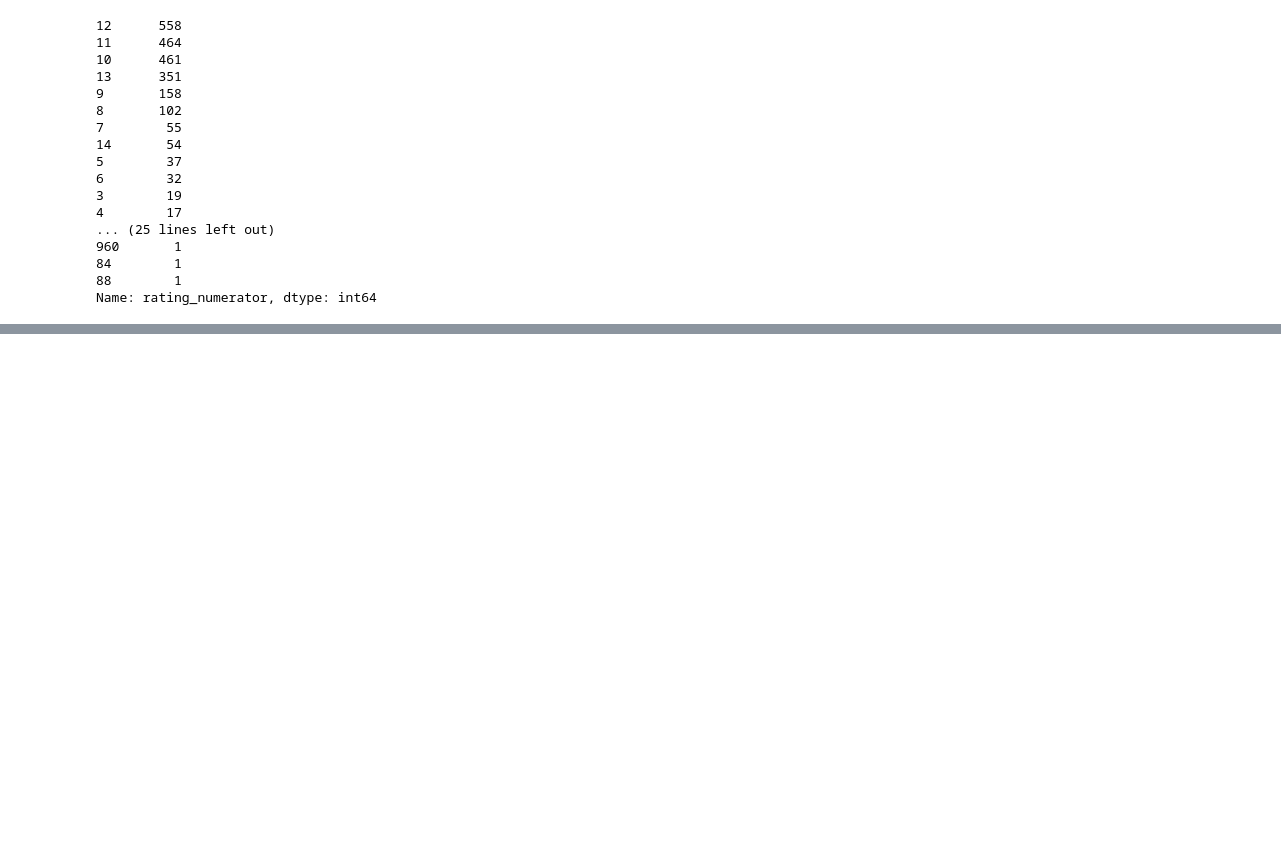
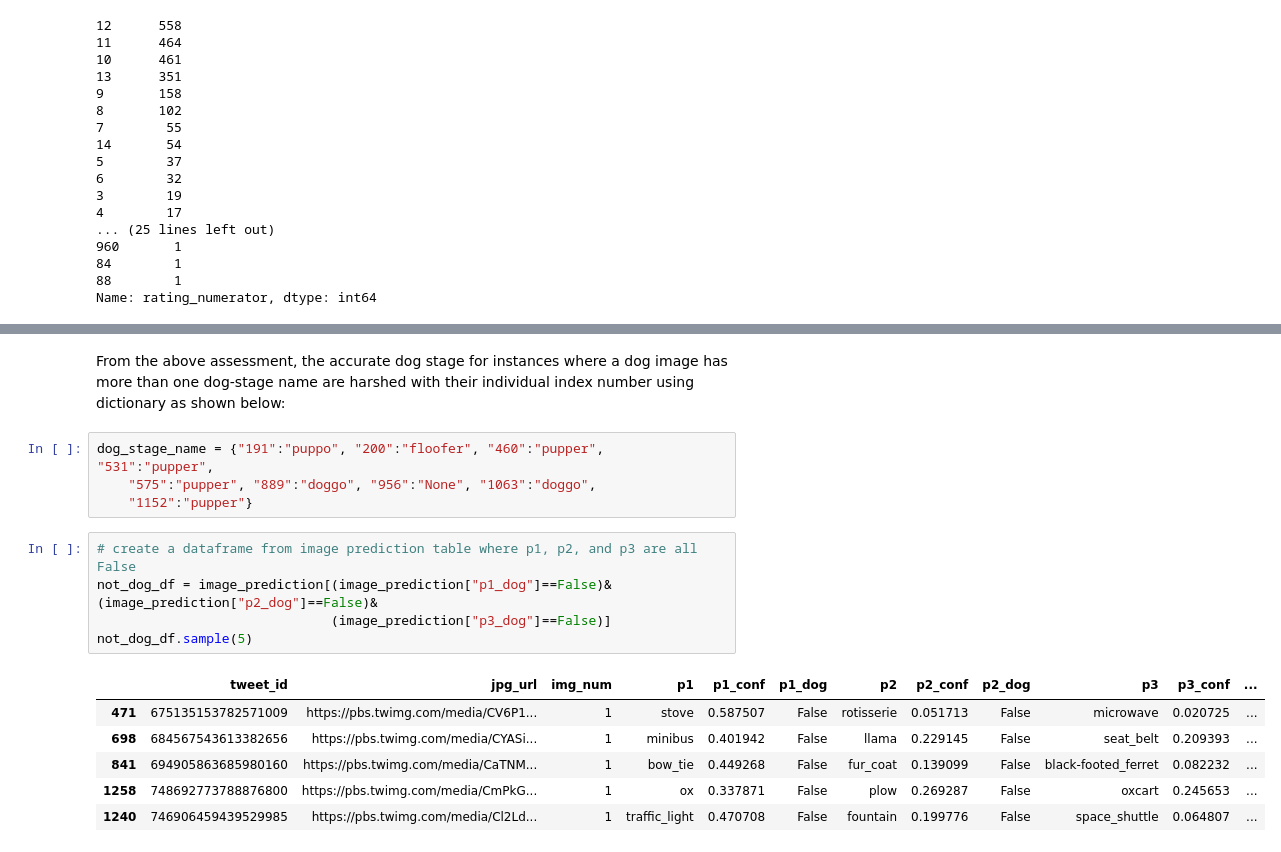
Before and after one commit to PatrickEmmanuel/WeRateDods-Data-Wrangling-Act, a Jupyter notebook: Data-wrangle-act.ipynb, the cells around one changed output, grey strips where cells are left out. Cells and saved outputs as stored; diff of their text form; blank space fills up the shorter version.

```diff
--- a/Data-wrangle-act.ipynb
+++ b/Data-wrangle-act.ipynb
@@ -230,0 +310,18 @@ Name: rating_numerator, dtype: int64
+# %% [markdown]
+From the above assessment, the accurate dog stage for instances where a dog image has more than one dog-stage name are harshed with their individual index number using dictionary as shown below:
+# %%
+dog_stage_name = {"191":"puppo", "200":"floofer", "460":"pupper", "531":"pupper",
+    "575":"pupper", "889":"doggo", "956":"None", "1063":"doggo",
+    "1152":"pupper"}
+# %%
+# create a dataframe from image prediction table where p1, p2, and p3 are all False
+not_dog_df = image_prediction[(image_prediction["p1_dog"]==False)&(image_prediction["p2_dog"]==False)&
+                              (image_prediction["p3_dog"]==False)]
+not_dog_df.sample(5)
+# %% [output]
+|  | tweet_id | jpg_url | img_num | p1 | p1_conf | p1_dog | p2 | p2_conf | p2_dog | p3 | p3_conf | ... |
+| 471 | 675135153782571009 | https://pbs.twimg.com/media/CV6P1... | 1 | stove | 0.587507 | False | rotisserie | 0.051713 | False | microwave | 0.020725 | ... |
+| 698 | 684567543613382656 | https://pbs.twimg.com/media/CYASi... | 1 | minibus | 0.401942 | False | llama | 0.229145 | False | seat_belt | 0.209393 | ... |
+| 841 | 694905863685980160 | https://pbs.twimg.com/media/CaTNM... | 1 | bow_tie | 0.449268 | False | fur_coat | 0.139099 | False | black-footed_ferret | 0.082232 | ... |
+| 1258 | 748692773788876800 | https://pbs.twimg.com/media/CmPkG... | 1 | ox | 0.337871 | False | plow | 0.269287 | False | oxcart | 0.245653 | ... |
+| 1240 | 746906459439529985 | https://pbs.twimg.com/media/Cl2Ld... | 1 | traffic_light | 0.470708 | False | fountain | 0.199776 | False | space_shuttle | 0.064807 | ... |
```
Also changed, not shown: parts of 11 cells of this notebook.
